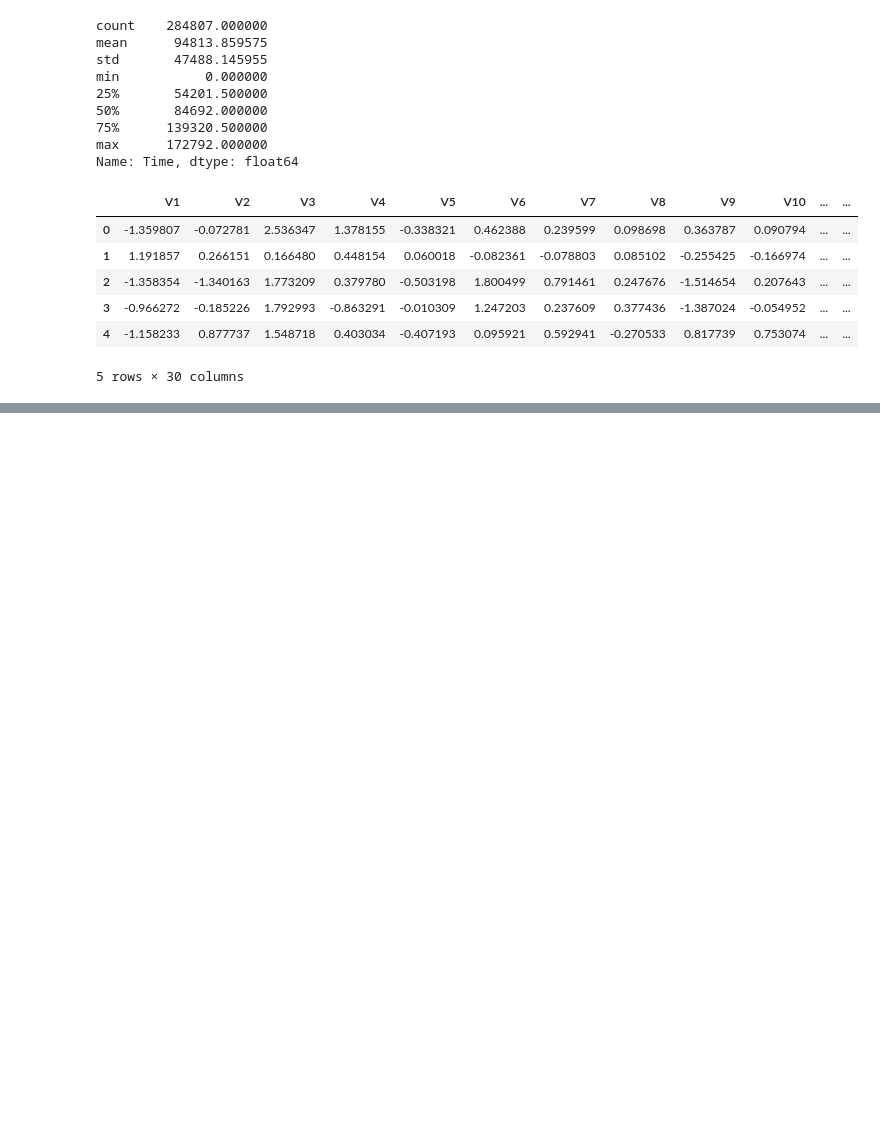
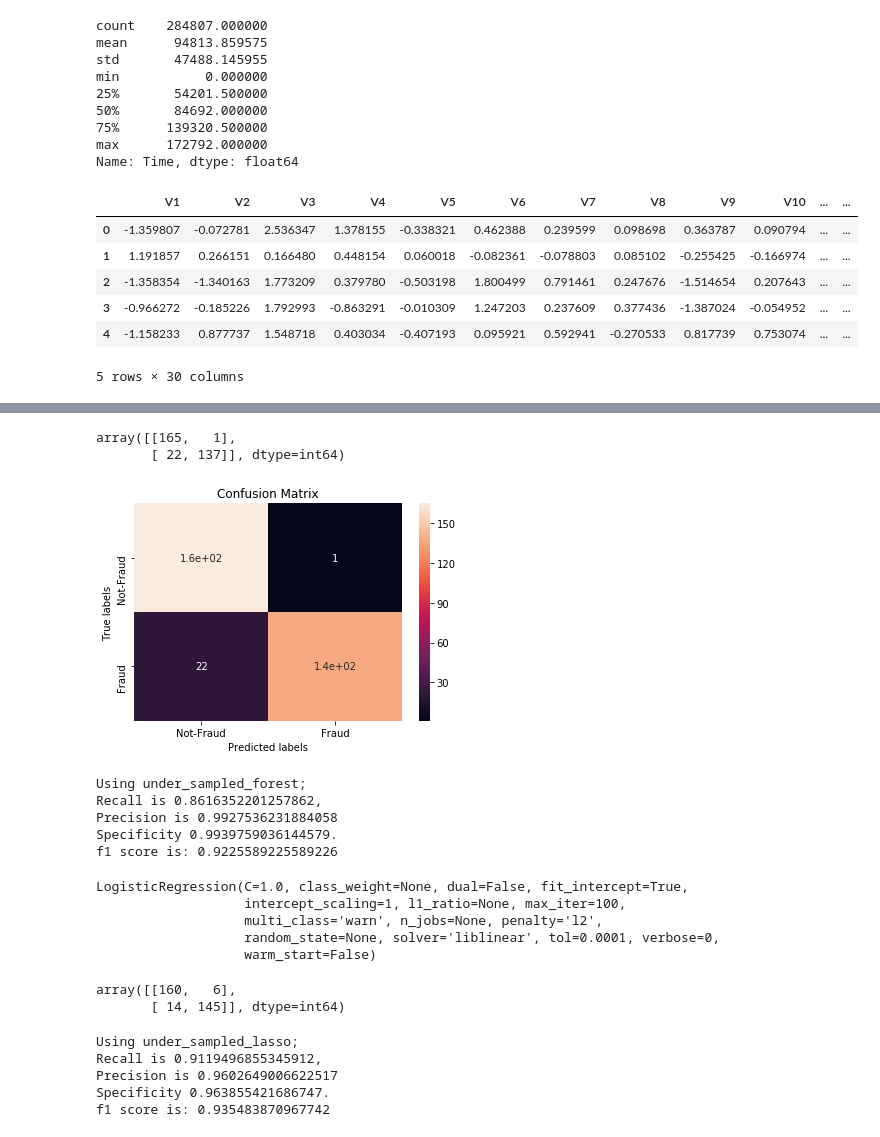
Before and after one commit to leeorn/Thinkful, a Jupyter notebook: Bootcamp/Unit 3/Lesson6/Credit Card Fraud Detection.ipynb, the cells around one changed output, grey strips where cells are left out. Drawn from its saved outputs; the diff is of its cells as text; code cells hidden in the pictures; blank space fills up the shorter version.

```diff
--- a/Bootcamp/Unit 3/Lesson6/Credit Card Fraud Detection.ipynb
+++ b/Bootcamp/Unit 3/Lesson6/Credit Card Fraud Detection.ipynb
@@ -110,4 +94,0 @@ V6
-# %%
-plt.rcParams["figure.figsize"] = (22,20)
-tmp2 = cc_df.iloc[:,:-2]
-fig = tmp2.boxplot()
@@ -347,0 +131,11 @@ log_dict
+# %%
+# separate to X and y
+X = under_smp.iloc[:, :-1]
+y = under_smp['Class']
+
+# split the data
+X_train, X_test, y_train, y_test = train_test_split(X, y, test_size=0.33, random_state=24)
+# %%
+# train using Random forest
+rfc = RandomForestClassifier(n_estimators=10, max_depth=3)
+rfc.fit(X_train, y_train)
@@ -347,0 +169,11 @@ log_dict
+# %%
+rfc_pred = rfc.predict(X_test)
+cm = confusion_matrix(y_test, rfc_pred)
+cm
+
+# the order of the CM is
+# true negative,  false positive
+# false negative, true positive
+# %% [output]
+array([[165,   1],
+       [ 22, 137]], dtype=int64)
@@ -347,0 +185,51 @@ log_dict
+# %%
+ax = plt.subplot()
+sns.heatmap(cm, annot=True, ax = ax); #annot=True to annotate cells
+
+# labels, title and ticks
+ax.set_xlabel('Predicted labels');ax.set_ylabel('True labels');
+ax.set_title('Confusion Matrix');
+ax.xaxis.set_ticklabels(['Not-Fraud', 'Fraud']); ax.yaxis.set_ticklabels(['Not-Fraud', 'Fraud']);
+# %% [output]
+[figure, added]
+# %%
+# get values for this model
+f = calc_values(cm, "under_sampled_forest")
+
+# create a dictionary with the name and its f1 score
+f1_score = {"under_sampled_forest": f}
+# %% [output]
+Using under_sampled_forest;
+Recall is 0.8616352201257862,
+Precision is 0.9927536231884058
+Specificity 0.9939759036144579.
+f1 score is: 0.9225589225589226
+# %%
+# compare to logistic regression
+lrg = LogisticRegression(penalty='l2', solver='liblinear') # lasso
+lrg.fit(X_train, y_train)
+# %% [output]
+LogisticRegression(C=1.0, class_weight=None, dual=False, fit_intercept=True,
+                   intercept_scaling=1, l1_ratio=None, max_iter=100,
+                   multi_class='warn', n_jobs=None, penalty='l2',
+                   random_state=None, solver='liblinear', tol=0.0001, verbose=0,
+                   warm_start=False)
+# %%
+lrg_pred = lrg.predict(X_test)
+cm = confusion_matrix(y_test, lrg_pred)
+cm
+# %% [output]
+array([[160,   6],
+       [ 14, 145]], dtype=int64)
+# %%
+# get values for lasso regression
+f1 = calc_values(cm, "under_sampled_lasso")
+
+# append its f1 to dict
+f1_score.update({"under_sampled_lasso": f1})
+# %% [output]
+Using under_sampled_lasso;
+Recall is 0.9119496855345912,
+Precision is 0.9602649006622517
+Specificity 0.963855421686747.
+f1 score is: 0.935483870967742
```
Also changed, not shown: parts of 57 cells of this notebook.
